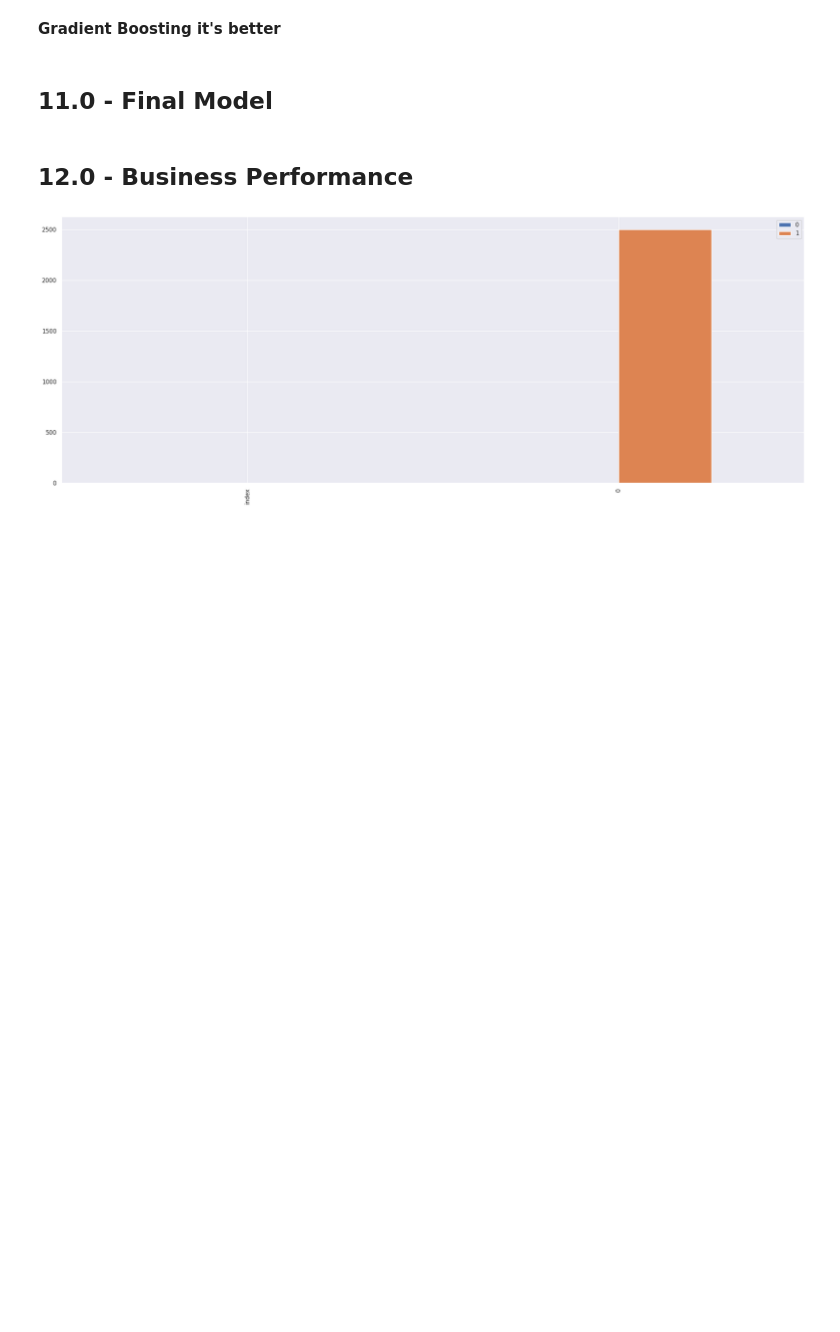
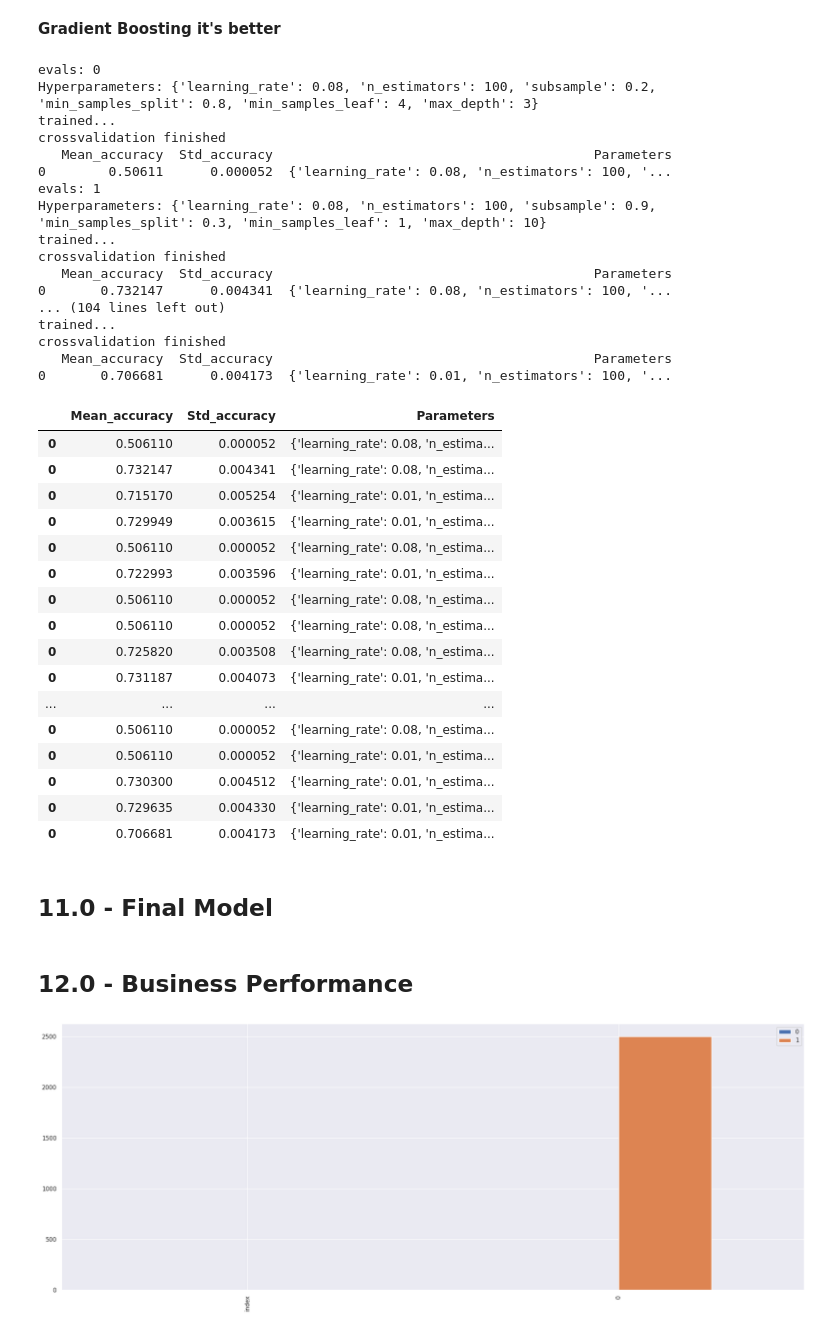
Before and after one commit to alessandra-barbosa/cardio_catch_disease, a Jupyter notebook: AB_cardio_catch_diseases_7.ipynb, the cells around one changed output. Saved outputs shown, nothing was run; the diff lists cells and outputs as text; code cells hidden in the pictures; blank space fills up the shorter version.

```diff
--- a/AB_cardio_catch_diseases_7.ipynb
+++ b/AB_cardio_catch_diseases_7.ipynb
@@ -1316,34 +1314,69 @@ parameters = {'learning_rate':[0.01, 0.08],
     'min_samples_leaf':[1, 2, 3, 4],
     'max_depth':[3, 5, 10, 15, 20, 25]}
 # %%
-# #RepeatedStratifiedKFold
-# MAX_EVALS = 20
-# df3_hyper = pd.DataFrame(columns=['Mean_accuracy', 'Std_accuracy', 'Parameters'])
+#RepeatedStratifiedKFold
+MAX_EVALS = 20
+df3_hyper = pd.DataFrame(columns=['Mean_accuracy', 'Std_accuracy', 'Parameters'])
 
-# for i in range(MAX_EVALS):
-#     print(f'evals: {i}')
+for i in range(MAX_EVALS):
+    print(f'evals: {i}')
 
-#     hp = {k:sp(v, 1)[0] for k, v in parameters.items()}
-#     print(f'Hyperparameters: {hp}')
-#     mdl = GradientBoostingClassifier(
-#         learning_rate=hp['learning_rate'], n_estimators=hp['n_estimators'],
-#         subsample=hp['subsample'], min_samples_split=hp['min_samples_split'],
-#         min_samples_leaf=hp['min_samples_leaf'], max_depth=hp['max_depth'],
-#         loss='deviance', random_state=42
-#         ).fit(x_train, y_train)
-#     print('trained...')
+    hp = {k:sp(v, 1)[0] for k, v in parameters.items()}
+    print(f'Hyperparameters: {hp}')
+    mdl = GradientBoostingClassifier(
+        learning_rate=hp['learning_rate'], n_estimators=hp['n_estimators'],
+        subsample=hp['subsample'], min_samples_split=hp['min_samples_split'],
+        min_samples_leaf=hp['min_samples_leaf'], max_depth=hp['max_depth'],
+        loss='deviance', random_state=42
+        ).fit(x_train, y_train)
+    print('trained...')
 
-#     cv = RepeatedStratifiedKFold(n_splits=5, n_repeats=3, random_state=1)
-#     n_scores = cross_val_score(mdl, x_train, y_train, scoring='accuracy', cv=cv, n_jobs=-1)
-#     print('crossvalidation finished')
+    cv = RepeatedStratifiedKFold(n_splits=5, n_repeats=3, random_state=1)
+    n_scores = cross_val_score(mdl, x_train, y_train, scoring='accuracy', cv=cv, n_jobs=-1)
+    print('crossvalidation finished')
 
-#     df3_cv = pd.DataFrame([[mean(n_scores), std(n_scores), hp]],
-#                         columns=['Mean_accuracy', 'Std_accuracy', 'Parameters'])
+    df3_cv = pd.DataFrame([[mean(n_scores), std(n_scores), hp]],
+                        columns=['Mean_accuracy', 'Std_accuracy', 'Parameters'])
 
-#     print(df3_cv)
-#     df3_hyper = pd.concat([df3_hyper, df3_cv], axis=0)
+    print(df3_cv)
+    df3_hyper = pd.concat([df3_hyper, df3_cv], axis=0)
 
-# df3_hyper
+df3_hyper
+# %% [output]
+evals: 0
+Hyperparameters: {'learning_rate': 0.08, 'n_estimators': 100, 'subsample': 0.2, 'min_samples_split': 0.8, 'min_samples_leaf': 4, 'max_depth': 3}
+trained...
+crossvalidation finished
+   Mean_accuracy  Std_accuracy                                         Parameters
+0        0.50611      0.000052  {'learning_rate': 0.08, 'n_estimators': 100, '...
+evals: 1
+Hyperparameters: {'learning_rate': 0.08, 'n_estimators': 100, 'subsample': 0.9, 'min_samples_split': 0.3, 'min_samples_leaf': 1, 'max_depth': 10}
+trained...
+crossvalidation finished
+   Mean_accuracy  Std_accuracy                                         Parameters
+0       0.732147      0.004341  {'learning_rate': 0.08, 'n_estimators': 100, '...
+... (104 lines left out)
+trained...
+crossvalidation finished
+   Mean_accuracy  Std_accuracy                                         Parameters
+0       0.706681      0.004173  {'learning_rate': 0.01, 'n_estimators': 100, '...
+|  | Mean_accuracy | Std_accuracy | Parameters |
+| 0 | 0.506110 | 0.000052 | {'learning_rate': 0.08, 'n_estima... |
+| 0 | 0.732147 | 0.004341 | {'learning_rate': 0.08, 'n_estima... |
+| 0 | 0.715170 | 0.005254 | {'learning_rate': 0.01, 'n_estima... |
+| 0 | 0.729949 | 0.003615 | {'learning_rate': 0.01, 'n_estima... |
+| 0 | 0.506110 | 0.000052 | {'learning_rate': 0.08, 'n_estima... |
+| 0 | 0.722993 | 0.003596 | {'learning_rate': 0.01, 'n_estima... |
+| 0 | 0.506110 | 0.000052 | {'learning_rate': 0.08, 'n_estima... |
+| 0 | 0.506110 | 0.000052 | {'learning_rate': 0.08, 'n_estima... |
+| 0 | 0.725820 | 0.003508 | {'learning_rate': 0.08, 'n_estima... |
+| 0 | 0.731187 | 0.004073 | {'learning_rate': 0.01, 'n_estima... |
+| ... | ... | ... | ... |
+| 0 | 0.506110 | 0.000052 | {'learning_rate': 0.08, 'n_estima... |
+| 0 | 0.506110 | 0.000052 | {'learning_rate': 0.01, 'n_estima... |
+| 0 | 0.730300 | 0.004512 | {'learning_rate': 0.01, 'n_estima... |
+| 0 | 0.729635 | 0.004330 | {'learning_rate': 0.01, 'n_estima... |
+| 0 | 0.706681 | 0.004173 | {'learning_rate': 0.01, 'n_estima... |
 # %% [markdown]
 ## 11.0 - Final Model
 # %%
```
Also changed, not shown: parts of 48 cells of this notebook.
